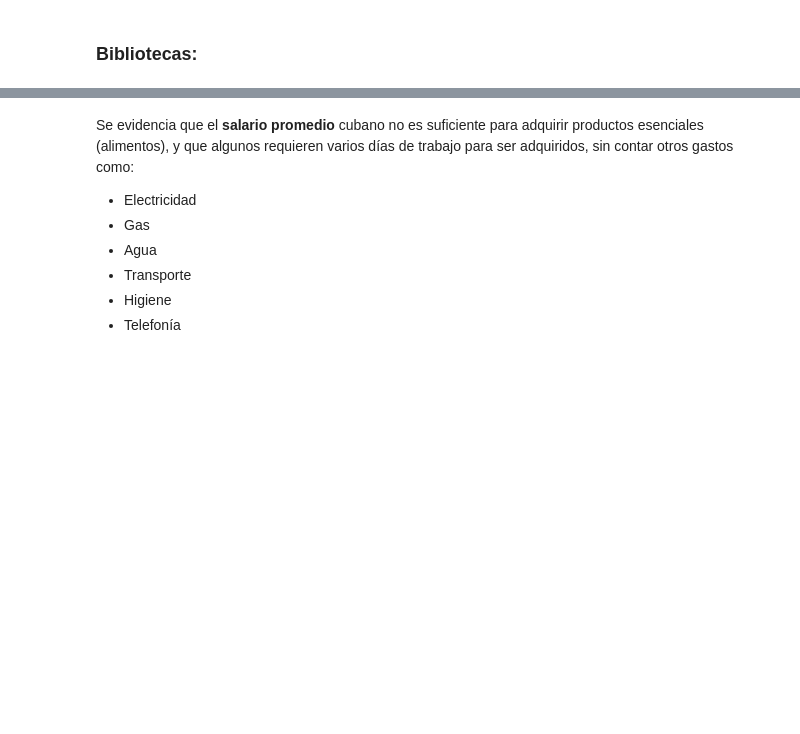
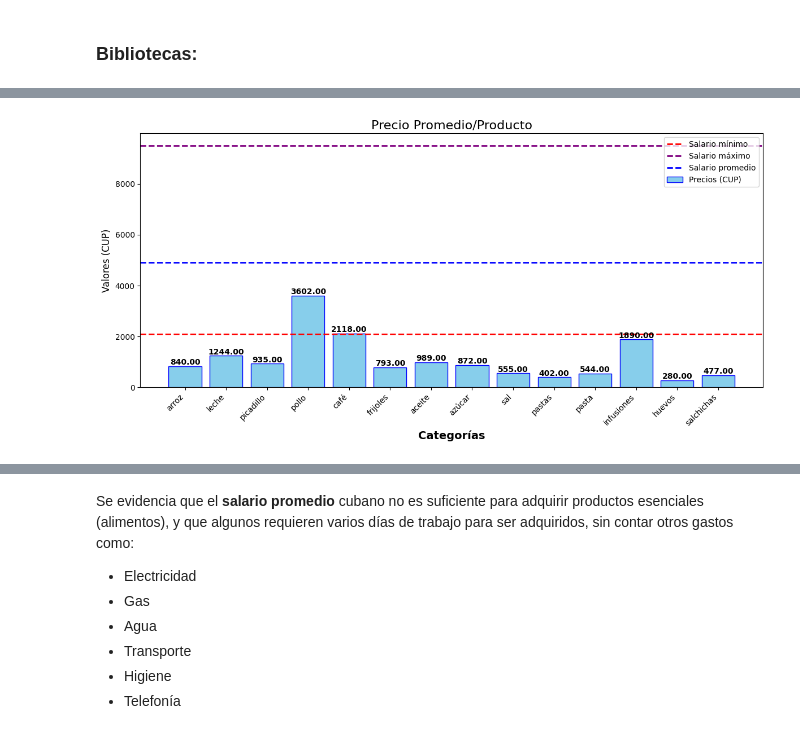
Before and after one commit to L14Npy/project_01, a Jupyter notebook: story.ipynb, the cells around one changed output, grey strips where cells are left out. Drawn from its saved outputs; the diff is of its cells as text; code cells hidden in the pictures; blank space fills up the shorter version.

```diff
--- a/story.ipynb
+++ b/story.ipynb
@@ -121,0 +69,4 @@ ChartNecesaryDaysPlotD(22)
+# %%
+ChartProducts()
+# %% [output]
+[figure, added]
```
Also changed, not shown: parts of 40 cells of this notebook, 10 other files.
